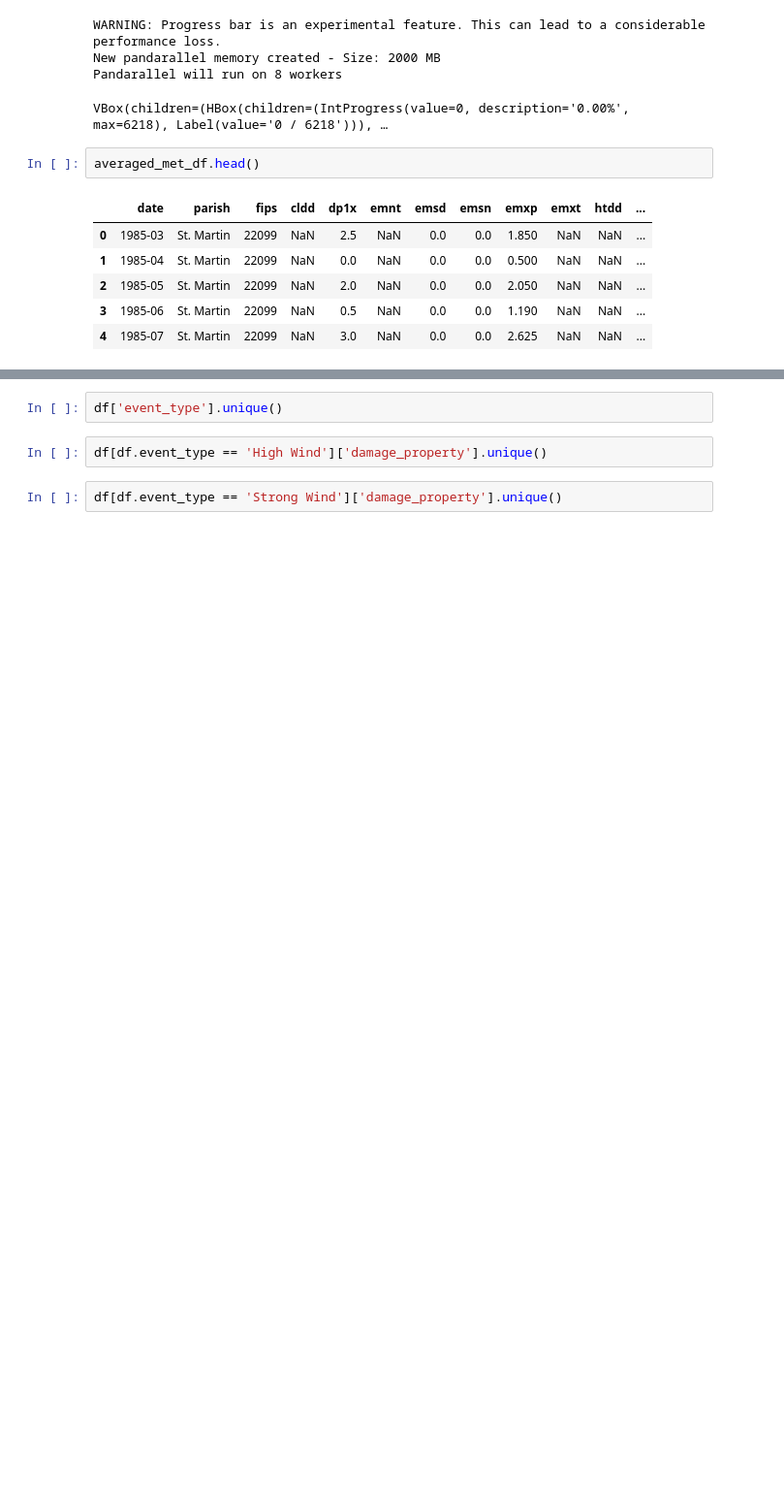
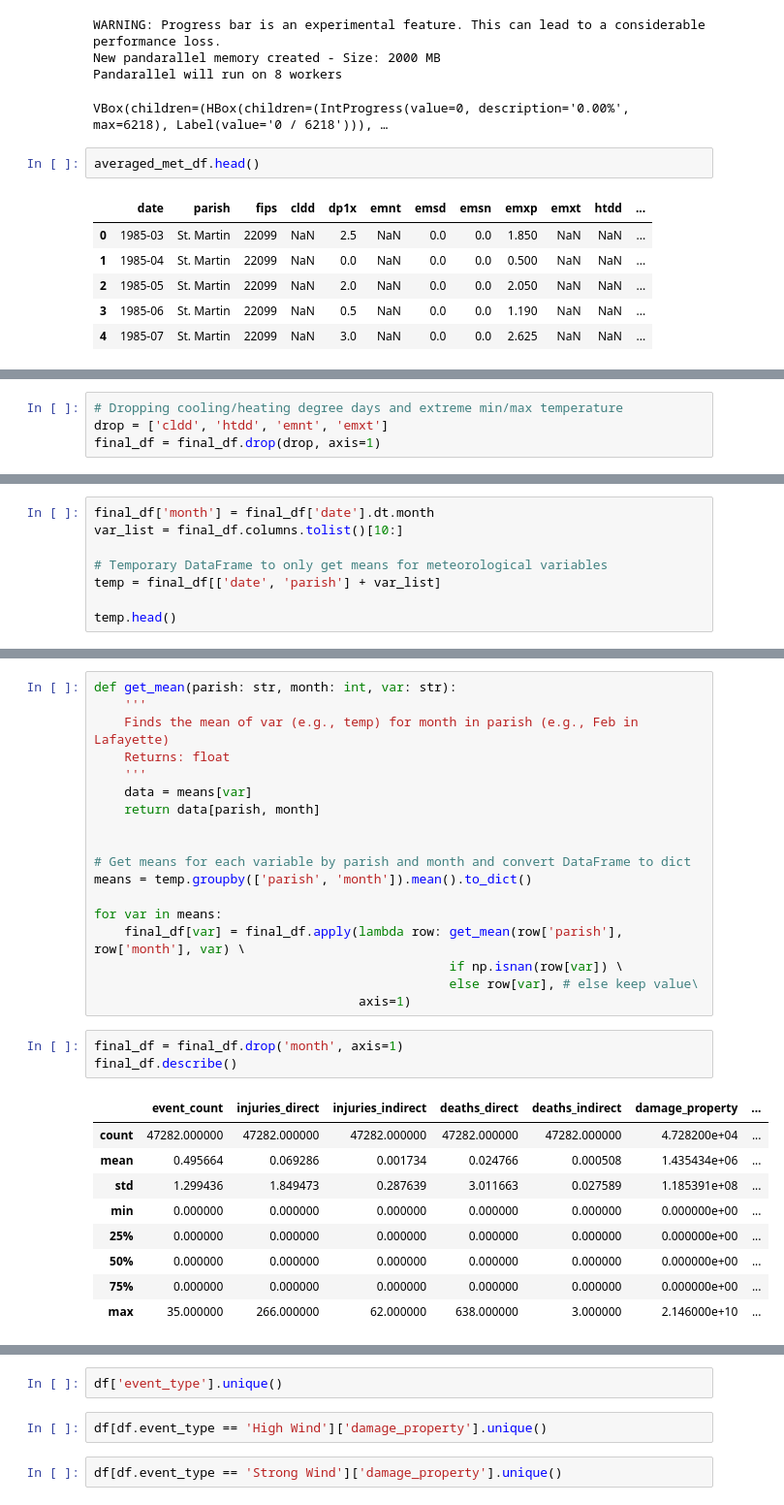
Before and after one commit to jennyrhee/flood-events, a Jupyter notebook: notebooks/data_wrangling.ipynb, the cells around one changed output, grey strips where cells are left out. Shown at 97% size. Drawn from its saved outputs; the diff is of its cells as text; blank space fills up the shorter version.

```diff
--- a/notebooks/data_wrangling.ipynb
+++ b/notebooks/data_wrangling.ipynb
@@ -886,0 +888,4 @@ averaged_met_df[averaged_met_df.cldd.isnull()]
+# %%
+# Dropping cooling/heating degree days and extreme min/max temperature
+drop = ['cldd', 'htdd', 'emnt', 'emxt']
+final_df = final_df.drop(drop, axis=1)
@@ -886,0 +894,8 @@ averaged_met_df[averaged_met_df.cldd.isnull()]
+# %%
+final_df['month'] = final_df['date'].dt.month
+var_list = final_df.columns.tolist()[10:]
+
+# Temporary DataFrame to only get means for meteorological variables
+temp = final_df[['date', 'parish'] + var_list]
+
+temp.head()
@@ -886,0 +909,31 @@ averaged_met_df[averaged_met_df.cldd.isnull()]
+# %%
+def get_mean(parish: str, month: int, var: str):
+    '''
+    Finds the mean of var (e.g., temp) for month in parish (e.g., Feb in Lafayette)
+    Returns: float
+    '''
+    data = means[var]
+    return data[parish, month]
+
+
+# Get means for each variable by parish and month and convert DataFrame to dict
+means = temp.groupby(['parish', 'month']).mean().to_dict()
+
+for var in means:
+    final_df[var] = final_df.apply(lambda row: get_mean(row['parish'], row['month'], var) \
+                                               if np.isnan(row[var]) \
+                                               else row[var], # else keep value\
+                                   axis=1)
+# %%
+final_df = final_df.drop('month', axis=1)
+final_df.describe()
+# %% [output]
+|  | event_count | injuries_direct | injuries_indirect | deaths_direct | deaths_indirect | damage_property | ... |
+| count | 47282.000000 | 47282.000000 | 47282.000000 | 47282.000000 | 47282.000000 | 4.728200e+04 | ... |
+| mean | 0.495664 | 0.069286 | 0.001734 | 0.024766 | 0.000508 | 1.435434e+06 | ... |
+| std | 1.299436 | 1.849473 | 0.287639 | 3.011663 | 0.027589 | 1.185391e+08 | ... |
+| min | 0.000000 | 0.000000 | 0.000000 | 0.000000 | 0.000000 | 0.000000e+00 | ... |
+| 25% | 0.000000 | 0.000000 | 0.000000 | 0.000000 | 0.000000 | 0.000000e+00 | ... |
+| 50% | 0.000000 | 0.000000 | 0.000000 | 0.000000 | 0.000000 | 0.000000e+00 | ... |
+| 75% | 0.000000 | 0.000000 | 0.000000 | 0.000000 | 0.000000 | 0.000000e+00 | ... |
+| max | 35.000000 | 266.000000 | 62.000000 | 638.000000 | 3.000000 | 2.146000e+10 | ... |
```
Also changed, not shown: parts of 39 cells of this notebook.
